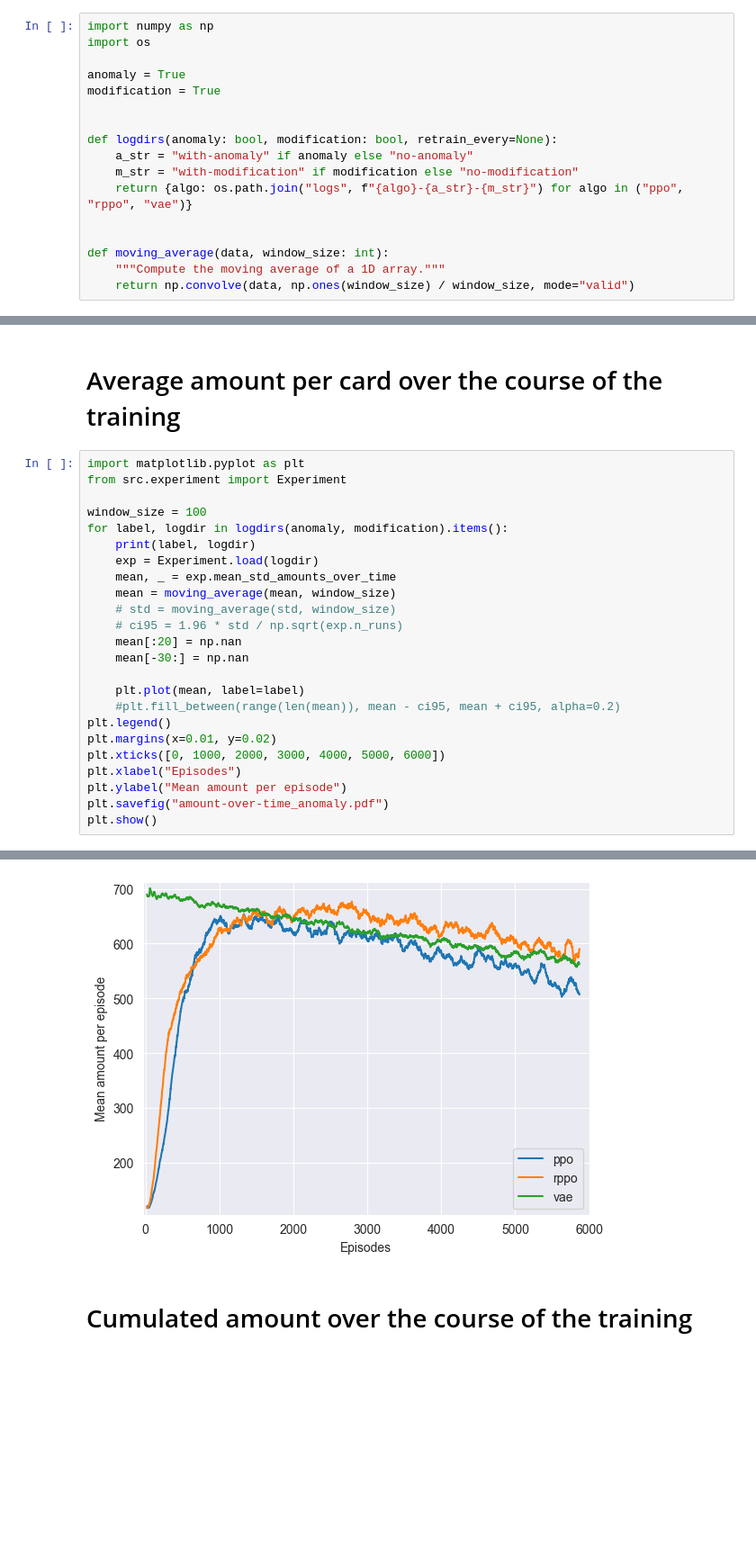
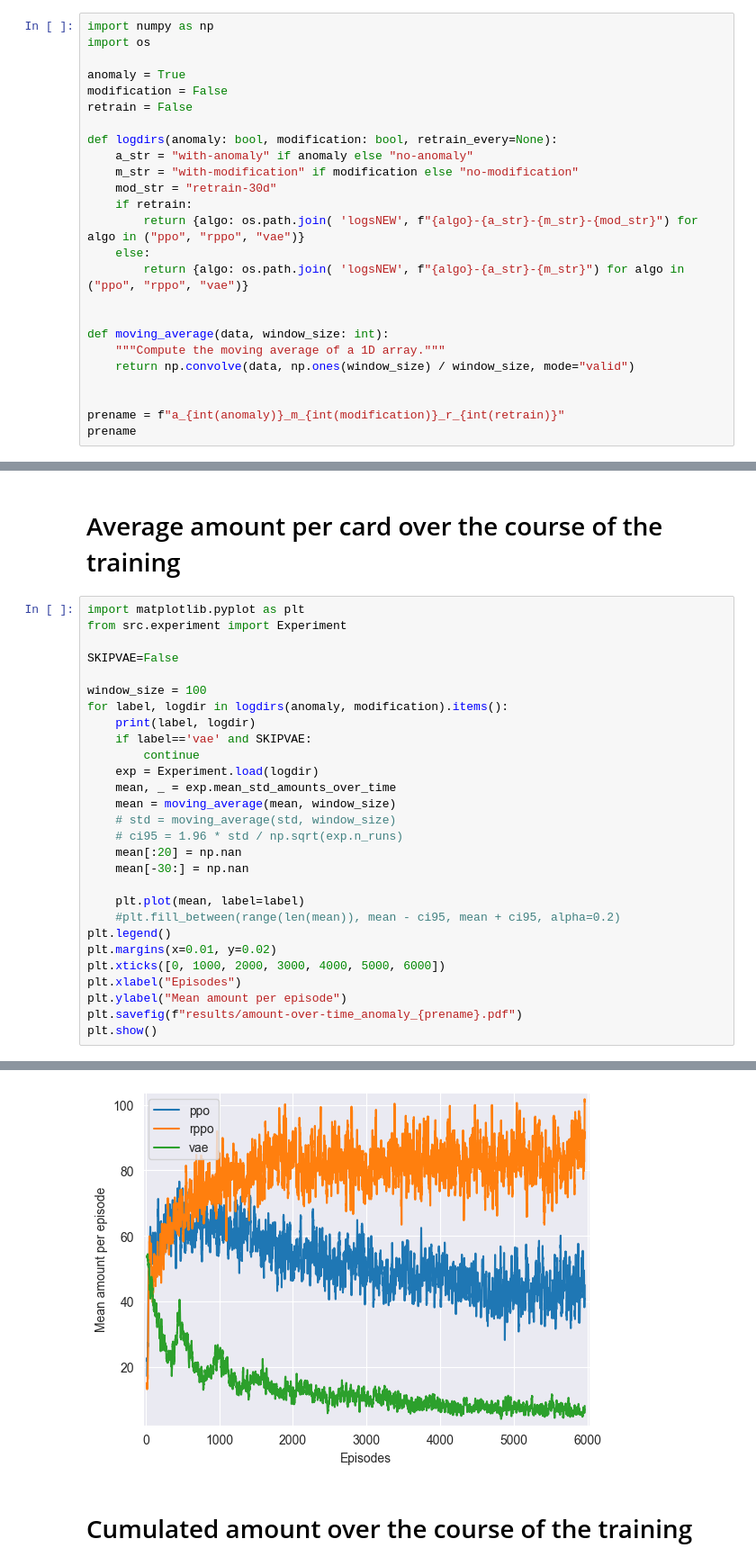
Before and after one commit to FaramirHurin/RL_Attack_September24, a Jupyter notebook: agents-comparison.ipynb, the cells around one changed output, grey strips where cells are left out. Shown at 90% size. Drawn from its saved outputs; the diff is of its cells as text; blank space fills up the shorter version.

```diff
--- a/agents-comparison.ipynb
+++ b/agents-comparison.ipynb
@@ -11,15 +11,23 @@ import numpy as np
 import os
 
 anomaly = True
-modification = True
-
+modification = False
+retrain = False
 
 def logdirs(anomaly: bool, modification: bool, retrain_every=None):
     a_str = "with-anomaly" if anomaly else "no-anomaly"
     m_str = "with-modification" if modification else "no-modification"
-    return {algo: os.path.join("logs", f"{algo}-{a_str}-{m_str}") for algo in ("ppo", "rppo", "vae")}
+    mod_str = "retrain-30d"
+    if retrain:
+        return {algo: os.path.join( 'logsNEW', f"{algo}-{a_str}-{m_str}-{mod_str}") for algo in ("ppo", "rppo", "vae")}
+    else:
+        return {algo: os.path.join( 'logsNEW', f"{algo}-{a_str}-{m_str}") for algo in ("ppo", "rppo", "vae")}
 
 
 def moving_average(data, window_size: int):
     """Compute the moving average of a 1D array."""
     return np.convolve(data, np.ones(window_size) / window_size, mode="valid")
+
+
+prename = f"a_{int(anomaly)}_m_{int(modification)}_r_{int(retrain)}"
+prename
@@ -29,9 +39,13 @@ def moving_average(data, window_size: int):
 import matplotlib.pyplot as plt
 from src.experiment import Experiment
 
+SKIPVAE=False
+
 window_size = 100
 for label, logdir in logdirs(anomaly, modification).items():
     print(label, logdir)
+    if label=='vae' and SKIPVAE:
+        continue
     exp = Experiment.load(logdir)
     mean, _ = exp.mean_std_amounts_over_time
     mean = moving_average(mean, window_size)
@@ -47,6 +61,6 @@ plt.margins(x=0.01, y=0.02)
 plt.xticks([0, 1000, 2000, 3000, 4000, 5000, 6000])
 plt.xlabel("Episodes")
 plt.ylabel("Mean amount per episode")
-plt.savefig("amount-over-time_anomaly.pdf")
+plt.savefig(f"results/amount-over-time_anomaly_{prename}.pdf")
 plt.show()
 # %% [output]
@@ -56,4 +70,4 @@ vae logs/vae-no-anomaly-with-modification
-[figure, old version]
+[figure, new version]
 # %% [markdown]
 # Cumulated amount over the course of the training
 # %%
```
Also changed, not shown: parts of 10 cells of this notebook.
